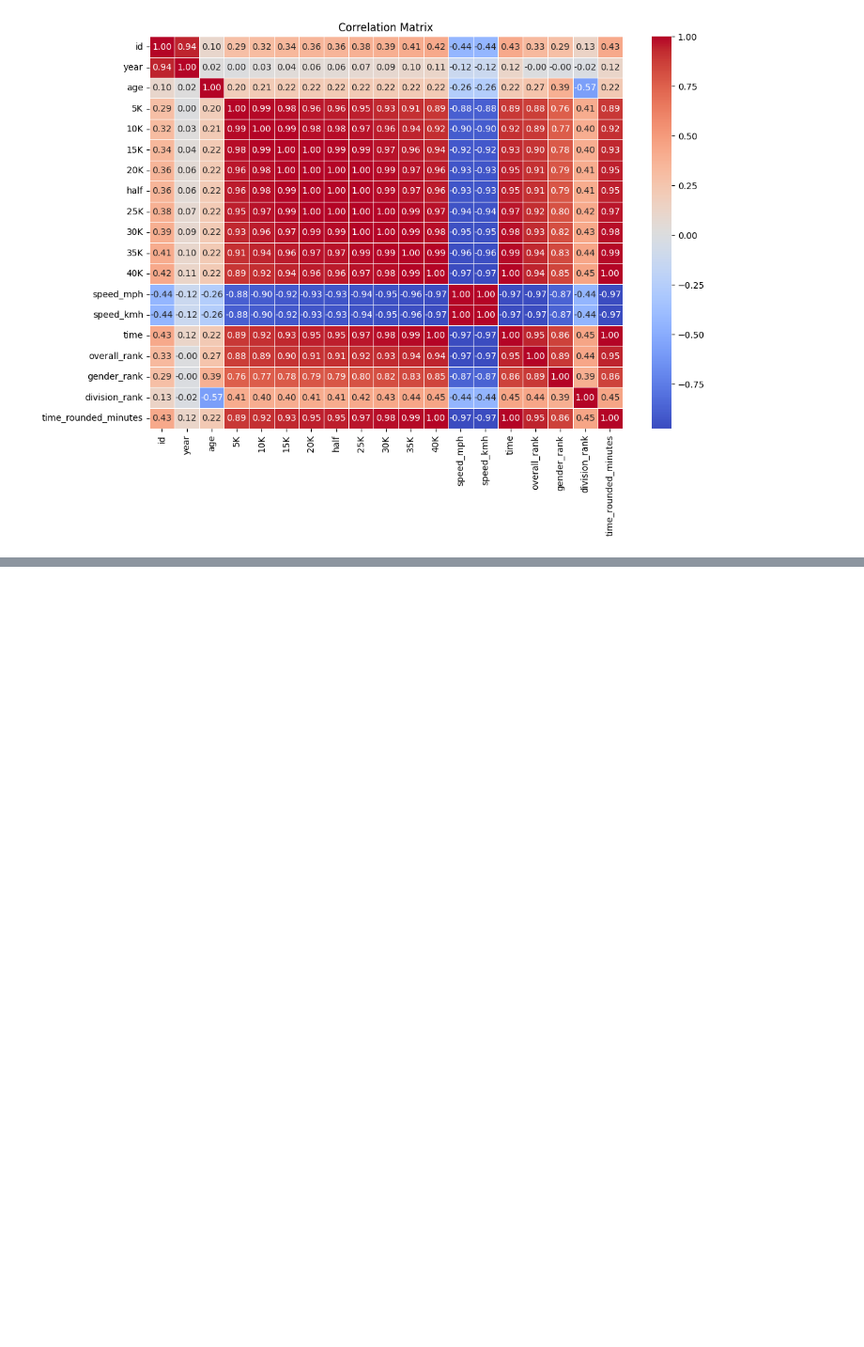
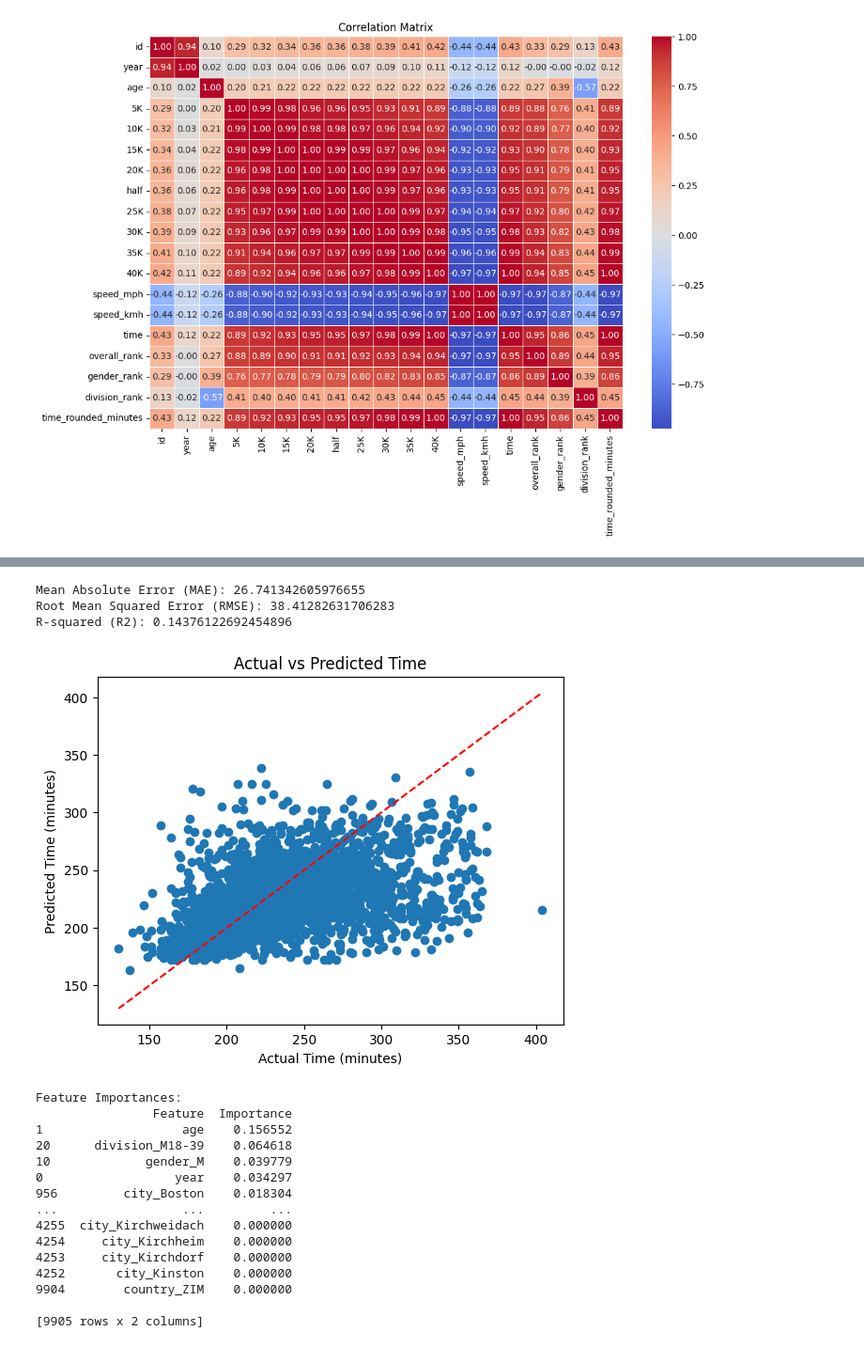
Before and after one commit to Marc-Bouche/boston-marathon-analysis, a Jupyter notebook: main_file.ipynb 14-49-39-332.ipynb, the cells around one changed output, grey strips where cells are left out. Shown: that part at 94% size. Saved outputs shown, nothing was run; the diff lists cells and outputs as text; code cells hidden in the pictures; blank space fills up the shorter version.

```diff
--- a/main_file.ipynb 14-49-39-332.ipynb
+++ b/main_file.ipynb 14-49-39-332.ipynb
@@ -1082,3 +1049,82 @@ Feature Importances:
+# %%
+# Step 1: Drop unnecessary columns
+df_all_featured_cleaned = df_all_featured.drop(columns=['bib', 'name', 'id', 'time','5K', '10K', '15K', '20K', 'half', '25K', '30K', '35K', '40K','speed_kmh','speed_mph','overall_rank','gender_rank','division_rank'])
+
+# Step 2: Convert categorical variables into dummy variables
+categorical_columns = ['age_group', 'gender', 'division', 'city', 'country']
+df_all_featured_dummies = pd.get_dummies(df_all_featured_cleaned, columns=categorical_columns, drop_first=True)
+
+# Step 3: Ensure all columns are numeric
+df_all_featured_dummies = df_all_featured_dummies.apply(pd.to_numeric, errors='coerce')
+
+# Step 4: Fill missing values
+df_all_featured_dummies.fillna(0, inplace=True)
+
+# Step 5: Use only a sample of the data for faster training
+# You can reduce the size of your data for experimentation purposes.
+df_sampled = df_all_featured_dummies.sample(frac=0.2, random_state=42)  # 20% of the data
+
+# Define features and target variable
+X = df_sampled.drop(columns=['time_rounded_minutes'])
+y = df_sampled['time_rounded_minutes']
+
+# Step 6: Split data into training and testing sets
+X_train, X_test, y_train, y_test = train_test_split(X, y, test_size=0.2, random_state=42)
+
+# Step 7: Train Random Forest with Parallelization and Fewer Trees
+model = RandomForestRegressor(n_estimators=50, n_jobs=-1, random_state=42)  # 50 trees for faster training
+model.fit(X_train, y_train)
+
+# Step 8: Make predictions
+y_pred = model.predict(X_test)
+
+# Step 9: Evaluate the model
+mae = mean_absolute_error(y_test, y_pred)
+rmse = mean_squared_error(y_test, y_pred, squared=False)
+r2 = r2_score(y_test, y_pred)
+
+print(f"Mean Absolute Error (MAE): {mae}")
+print(f"Root Mean Squared Error (RMSE): {rmse}")
+print(f"R-squared (R2): {r2}")
+
+# Step 10: Visualize predicted vs actual times (scatter plot)
+plt.scatter(y_test, y_pred)
+plt.plot([min(y_test), max(y_test)], [min(y_test), max(y_test)], color='red', linestyle='--')
+plt.xlabel('Actual Time (minutes)')
+plt.ylabel('Predicted Time (minutes)')
+plt.title('Actual vs Predicted Time')
+plt.show()
+
+# Step 11: Feature Importance (Optional)
+importances = model.feature_importances_
+feature_names = X.columns
+feature_importance_df = pd.DataFrame({
+    'Feature': feature_names,
+    'Importance': importances
+}).sort_values(by='Importance', ascending=False)
+
+print("Feature Importances:")
+print(feature_importance_df)
+# %% [output]
+Mean Absolute Error (MAE): 26.741342605976655
+Root Mean Squared Error (RMSE): 38.41282631706283
+R-squared (R2): 0.14376122692454896
+[figure, added]
+Feature Importances:
+                Feature  Importance
+1                   age    0.156552
+20      division_M18-39    0.064618
+10             gender_M    0.039779
+0                  year    0.034297
+956         city_Boston    0.018304
+...                 ...         ...
+4255  city_Kirchweidach    0.000000
+4254     city_Kirchheim    0.000000
+4253     city_Kirchdorf    0.000000
+4252       city_Kinston    0.000000
+9904        country_ZIM    0.000000
+
+[9905 rows x 2 columns]
 # %%
 feature_names
 # %% [output]
```
Also changed, not shown: parts of 29 cells of this notebook, 2 other files.
